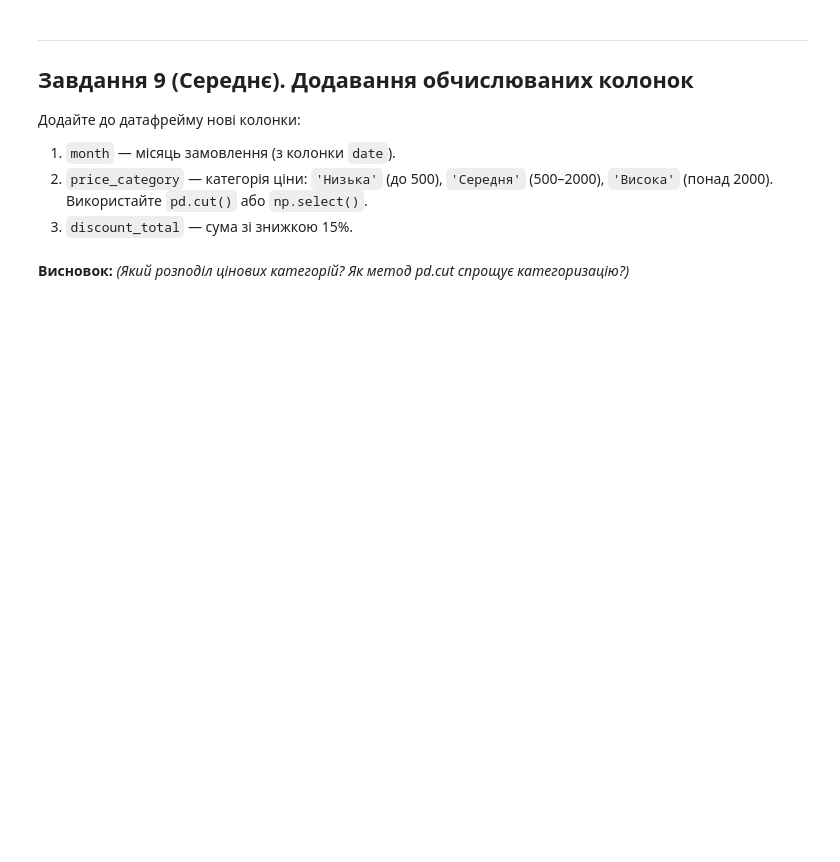
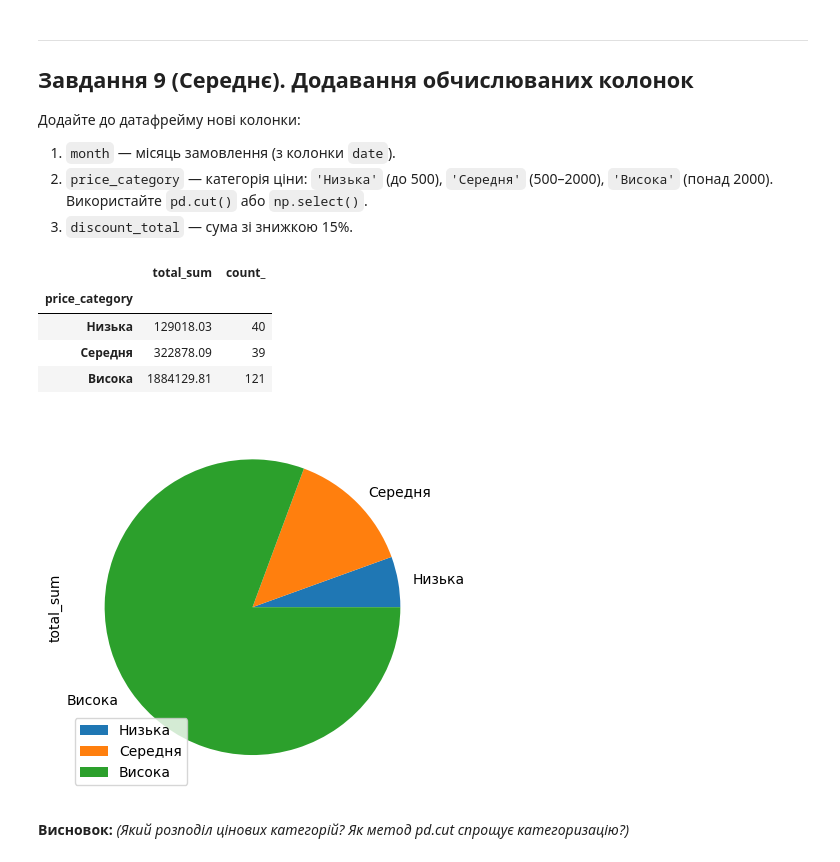
Before and after one commit to rudmaxx/DTA_Python, a Jupyter notebook: classmede/pandas_tasks_beginners_DTA.ipynb, the cells around one changed output. Cells and saved outputs as stored; diff of their text form; code cells hidden in the pictures; blank space fills up the shorter version.

```diff
--- a/classmede/pandas_tasks_beginners_DTA.ipynb
+++ b/classmede/pandas_tasks_beginners_DTA.ipynb
@@ -136,0 +273,9 @@ print('Колонки:', list(df.columns))
+# %%
+# Ваш код тут
+display(df[df['price'].isna()])
+median_price = df.groupby('category')['price'].transform('median')
+display(median_price)
+df['price'] = df['price'].fillna(median_price)
+df['total'] = df['total'].fillna(df['price']*df['quantity'])
+df['city'] = df['city'].fillna('Невідомо')
+display(df[df['rating'].isna()].sort_values('product'))
@@ -149,3 +330,21 @@ print('Колонки:', list(df.columns))
+# %%
+# Ваш код тут
+import numpy as np
+df['month'] = df['date'].dt.month
+df['price_category'] = pd.cut(df['price'], bins = [0, 1000, 2000, float('inf')], labels = ['Низька', 'Середня', 'Висока'])
+df['price_category2'] = np.select([df['price']<500, (df['price'] >= 500) & (df['price'] <= 2000), df['price']>2000], ['Низька','Середня',  'Висока'], default = '')
+df['discount_total'] = (df['total']*0.85).round(2)
+x = df.groupby('price_category').agg(total_sum = ('total', 'sum'),
+                                         count_ = ('order_id', 'count')).plot(kind='pie', y= 'total_sum')
+display(df.groupby('price_category').agg(total_sum = ('total', 'sum'),
+                                         count_ = ('order_id', 'count')))
+# %% [output]
+|  | total_sum | count_ |
+| price_category |  |  |
+| Низька | 129018.03 | 40 |
+| Середня | 322878.09 | 39 |
+| Висока | 1884129.81 | 121 |
+[figure, added]
 # %% [markdown]
 **Висновок:** *(Який розподіл цінових категорій? Як метод pd.cut спрощує категоризацію?)*
 # %% [markdown]
```
Also changed, not shown: parts of 20 cells of this notebook.
